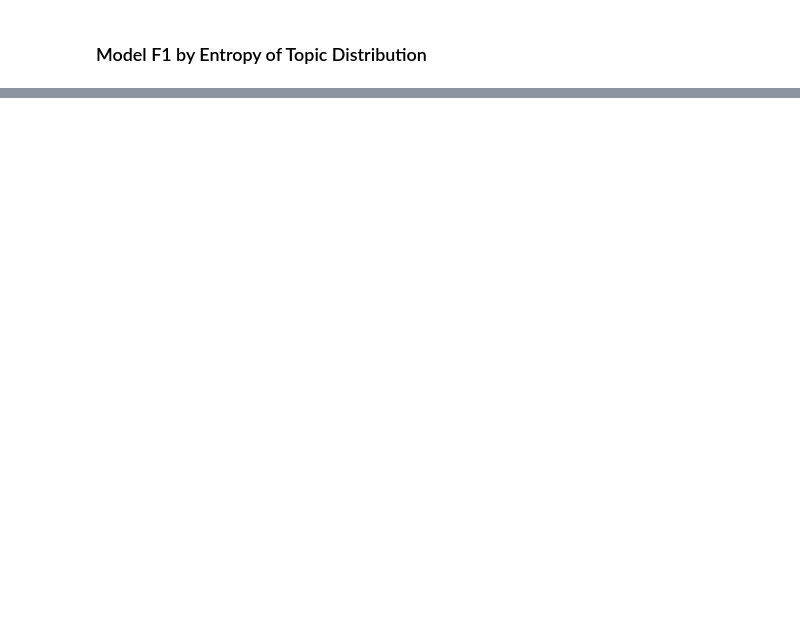
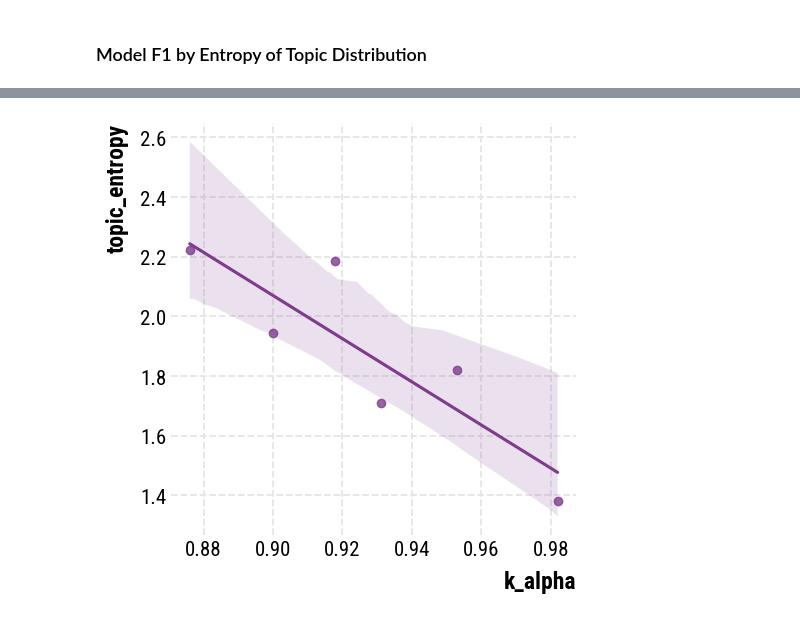
Before and after one commit to evamaxfield/cdp-public-comment-seg-prep, a Jupyter notebook: notebooks/eda.ipynb, the cells around one changed output, grey strips where cells are left out. Cells and saved outputs as stored; diff of their text form; code cells hidden in the pictures; blank space fills up the shorter version.

```diff
--- a/notebooks/eda.ipynb
+++ b/notebooks/eda.ipynb
@@ -452,0 +493,10 @@ _ = sns.lmplot(
+# %%
+# LM plot with F1 and entropy
+_ = sns.lmplot(
+    data=city_f1_entropy_df,
+    x="k_alpha",
+    y="topic_entropy",
+    # hue="city_name",
+)
+# %% [output]
+[figure, added]
```
Also changed, not shown: parts of 9 cells of this notebook.
